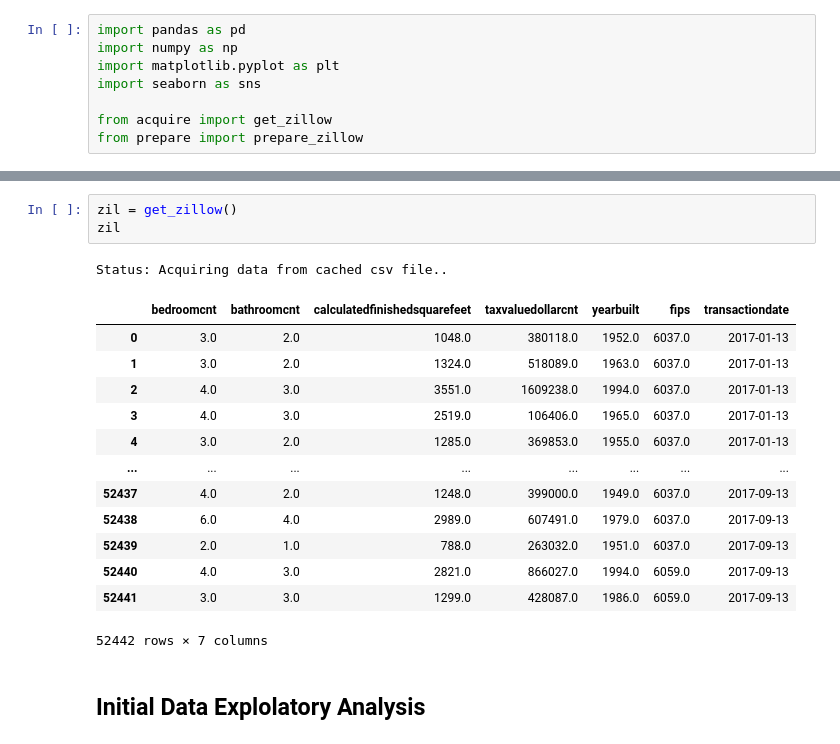
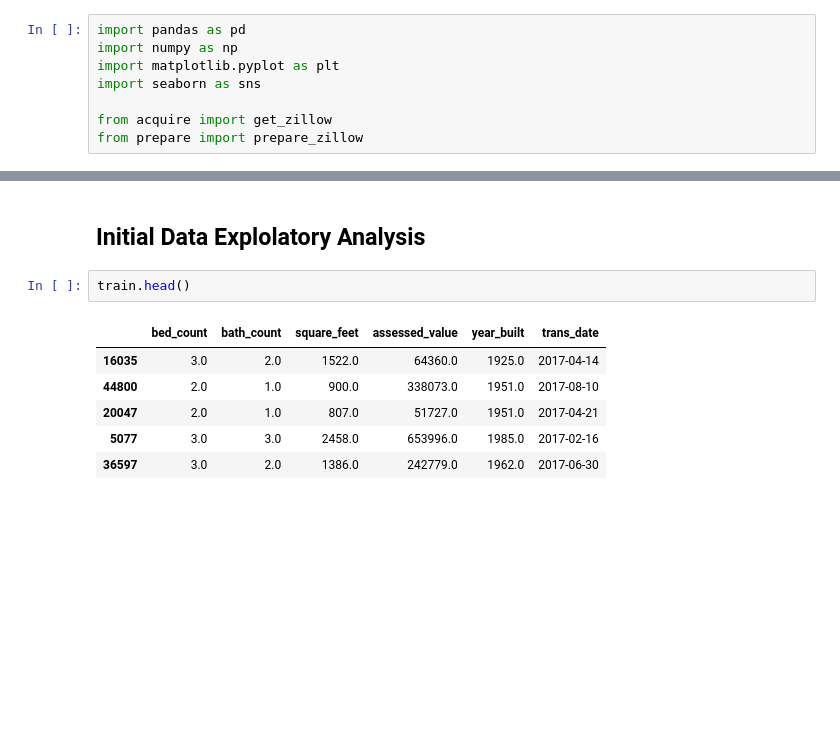
Before and after one commit to stephenkipkurui/regression-project, a Jupyter notebook: zillow_workspace.ipynb, the cells around one changed output, grey strips where cells are left out. Drawn from its saved outputs; the diff is of its cells as text; blank space fills up the shorter version.

```diff
--- a/zillow_workspace.ipynb
+++ b/zillow_workspace.ipynb
@@ -28,22 +30,13 @@ zillow = prepare_zillow()
 # %% [output]
 Status: Acquiring data from cached csv file..
-# %%
-zil = get_zillow()
-zil
-# %% [output]
-Status: Acquiring data from cached csv file..
-|  | bedroomcnt | bathroomcnt | calculatedfinishedsquarefeet | taxvaluedollarcnt | yearbuilt | fips | transactiondate |
-| 0 | 3.0 | 2.0 | 1048.0 | 380118.0 | 1952.0 | 6037.0 | 2017-01-13 |
-| 1 | 3.0 | 2.0 | 1324.0 | 518089.0 | 1963.0 | 6037.0 | 2017-01-13 |
-| 2 | 4.0 | 3.0 | 3551.0 | 1609238.0 | 1994.0 | 6037.0 | 2017-01-13 |
-| 3 | 4.0 | 3.0 | 2519.0 | 106406.0 | 1965.0 | 6037.0 | 2017-01-13 |
-| 4 | 3.0 | 2.0 | 1285.0 | 369853.0 | 1955.0 | 6037.0 | 2017-01-13 |
-| ... | ... | ... | ... | ... | ... | ... | ... |
-| 52437 | 4.0 | 2.0 | 1248.0 | 399000.0 | 1949.0 | 6037.0 | 2017-09-13 |
-| 52438 | 6.0 | 4.0 | 2989.0 | 607491.0 | 1979.0 | 6037.0 | 2017-09-13 |
-| 52439 | 2.0 | 1.0 | 788.0 | 263032.0 | 1951.0 | 6037.0 | 2017-09-13 |
-| 52440 | 4.0 | 3.0 | 2821.0 | 866027.0 | 1994.0 | 6059.0 | 2017-09-13 |
-| 52441 | 3.0 | 3.0 | 1299.0 | 428087.0 | 1986.0 | 6059.0 | 2017-09-13 |
-52442 rows × 7 columns
 # %% [markdown]
 ## Initial Data Explolatory Analysis
+# %%
+train.head()
+# %% [output]
+|  | bed_count | bath_count | square_feet | assessed_value | year_built | trans_date |
+| 16035 | 3.0 | 2.0 | 1522.0 | 64360.0 | 1925.0 | 2017-04-14 |
+| 44800 | 2.0 | 1.0 | 900.0 | 338073.0 | 1951.0 | 2017-08-10 |
+| 20047 | 2.0 | 1.0 | 807.0 | 51727.0 | 1951.0 | 2017-04-21 |
+| 5077 | 3.0 | 3.0 | 2458.0 | 653996.0 | 1985.0 | 2017-02-16 |
+| 36597 | 3.0 | 2.0 | 1386.0 | 242779.0 | 1962.0 | 2017-06-30 |
```
Also changed, not shown: parts of 20 cells of this notebook.
